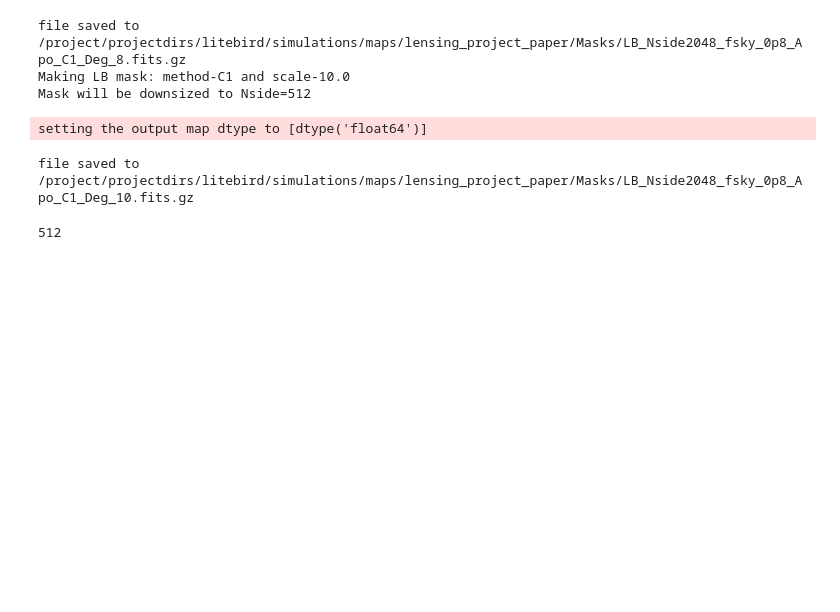
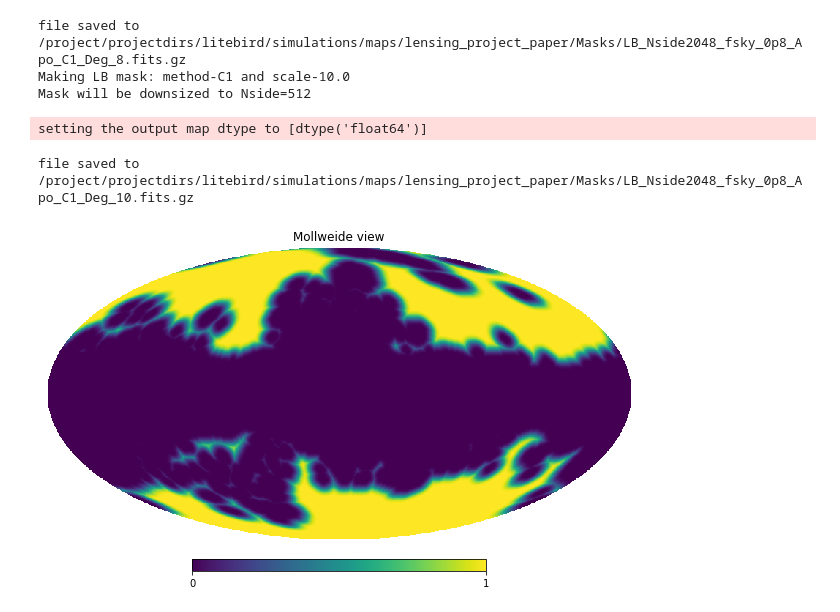
Before and after one commit to antolonappan/s4bird, a Jupyter notebook: Notebooks/mask.ipynb, the cells around one changed output. Saved outputs shown, nothing was run; the diff lists cells and outputs as text; code cells hidden in the pictures; blank space fills up the shorter version.

Commit message:
litebird final

```diff
--- a/Notebooks/mask.ipynb
+++ b/Notebooks/mask.ipynb
@@ -113,6 +109,6 @@ file saved to /project/projectdirs/litebird/simulations/maps/lensing_project_pap
 # %%
 #https://arxiv.org/pdf/1907.04473.pdf  figure 4
 # %%
-hp.get_nside(hp.read_map("/project/projectdirs/litebird/simulations/maps/lensing_project_paper/Masks/LB_Nside2048_fsky_0p8_Apo_C1_Deg_10.fits.gz"))
+mask = hp.read_map("/project/projectdirs/litebird/simulations/maps/lensing_project_paper/Masks/LB_Nside2048_fsky_0p5_binary.fits.gz")
-# %% [output]
-512
+# %%
+mask_512 = hp.ud_grade(mask,512)
@@ -118,0 +117,2 @@ hp.get_nside(hp.read_map("/project/projectdirs/litebird/simulations/maps/lensing
+# %%
+msk_apo = nmt.mask_apodization(mask_512, 10.0, apotype='C1')
@@ -118,0 +121,4 @@ hp.get_nside(hp.read_map("/project/projectdirs/litebird/simulations/maps/lensing
+# %%
+hp.mollview(msk_apo)
+# %% [output]
+[figure, added]
```
Also changed, not shown: parts of 4 cells of this notebook, 15 other files.
